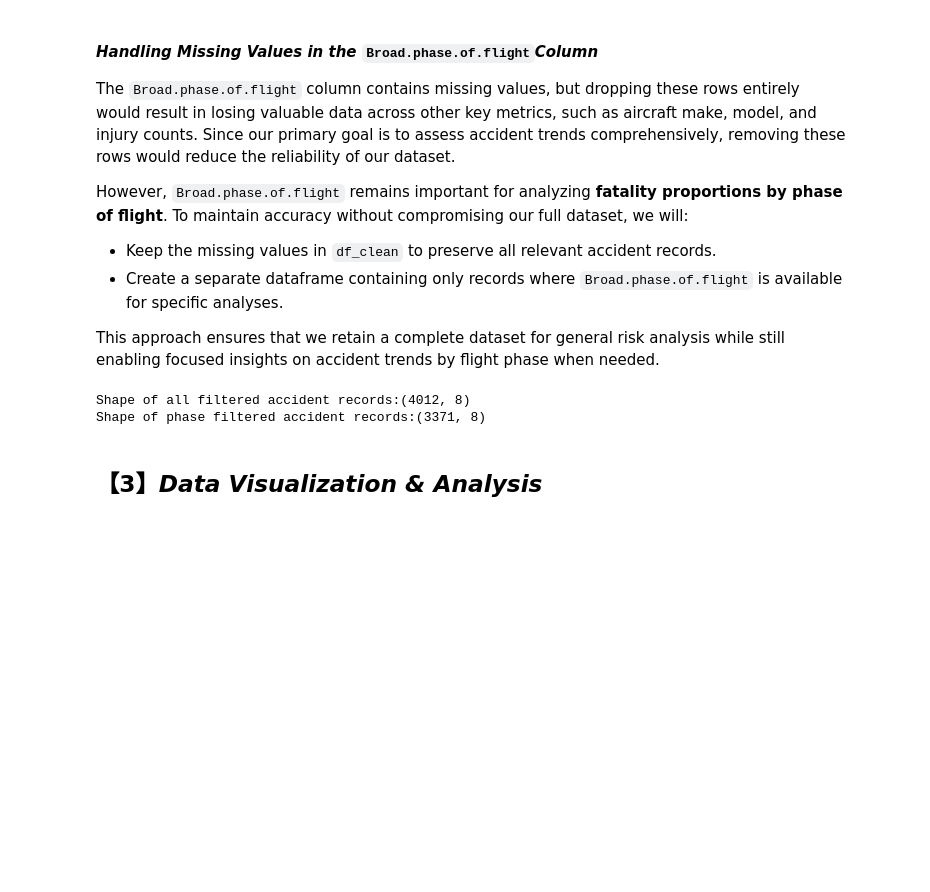
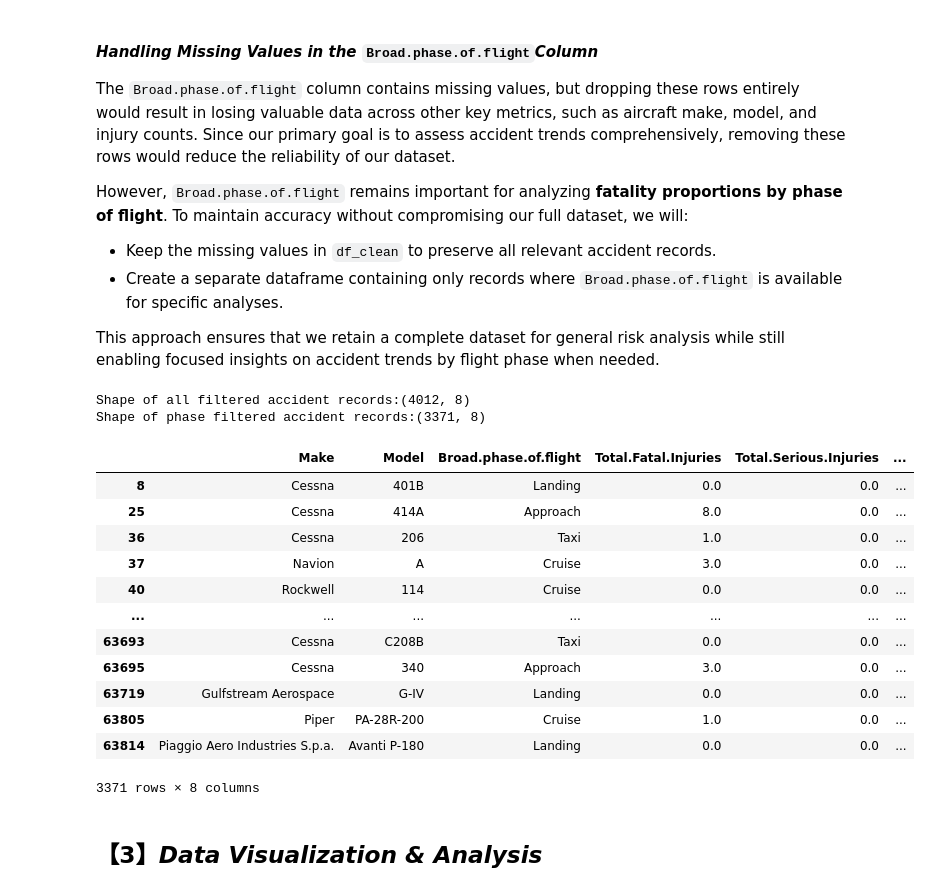
Before and after one commit to Tdoggie/phase-1-project, a Jupyter notebook: index.ipynb, the cells around one changed output. Cells and saved outputs as stored; diff of their text form; code cells hidden in the pictures; blank space fills up the shorter version.

```diff
--- a/index.ipynb
+++ b/index.ipynb
@@ -573,10 +573,24 @@ This approach ensures that we retain a complete dataset for general risk analysi
 # %%
 # Create a copy of df_clean with rows removed where Broad.phase.of.flight is missing
 df_clean_phase = df_clean.dropna(subset=["Broad.phase.of.flight"]).copy()
 print(f'Shape of all filtered accident records:{df_clean.shape}\nShape of phase filtered accident records:{df_clean_phase.shape}')
+df_clean_phase
 # %% [output]
 Shape of all filtered accident records:(4012, 8)
 Shape of phase filtered accident records:(3371, 8)
+|  | Make | Model | Broad.phase.of.flight | Total.Fatal.Injuries | Total.Serious.Injuries | ... |
+| 8 | Cessna | 401B | Landing | 0.0 | 0.0 | ... |
+| 25 | Cessna | 414A | Approach | 8.0 | 0.0 | ... |
+| 36 | Cessna | 206 | Taxi | 1.0 | 0.0 | ... |
+| 37 | Navion | A | Cruise | 3.0 | 0.0 | ... |
+| 40 | Rockwell | 114 | Cruise | 0.0 | 0.0 | ... |
+| ... | ... | ... | ... | ... | ... | ... |
+| 63693 | Cessna | C208B | Taxi | 0.0 | 0.0 | ... |
+| 63695 | Cessna | 340 | Approach | 3.0 | 0.0 | ... |
+| 63719 | Gulfstream Aerospace | G-IV | Landing | 0.0 | 0.0 | ... |
+| 63805 | Piper | PA-28R-200 | Cruise | 1.0 | 0.0 | ... |
+| 63814 | Piaggio Aero Industries S.p.a. | Avanti P-180 | Landing | 0.0 | 0.0 | ... |
+3371 rows × 8 columns
 # %% [markdown]
 ## 【3】*Data Visualization & Analysis*
 # %% [markdown]
```
Also changed, not shown: parts of 11 cells of this notebook.
